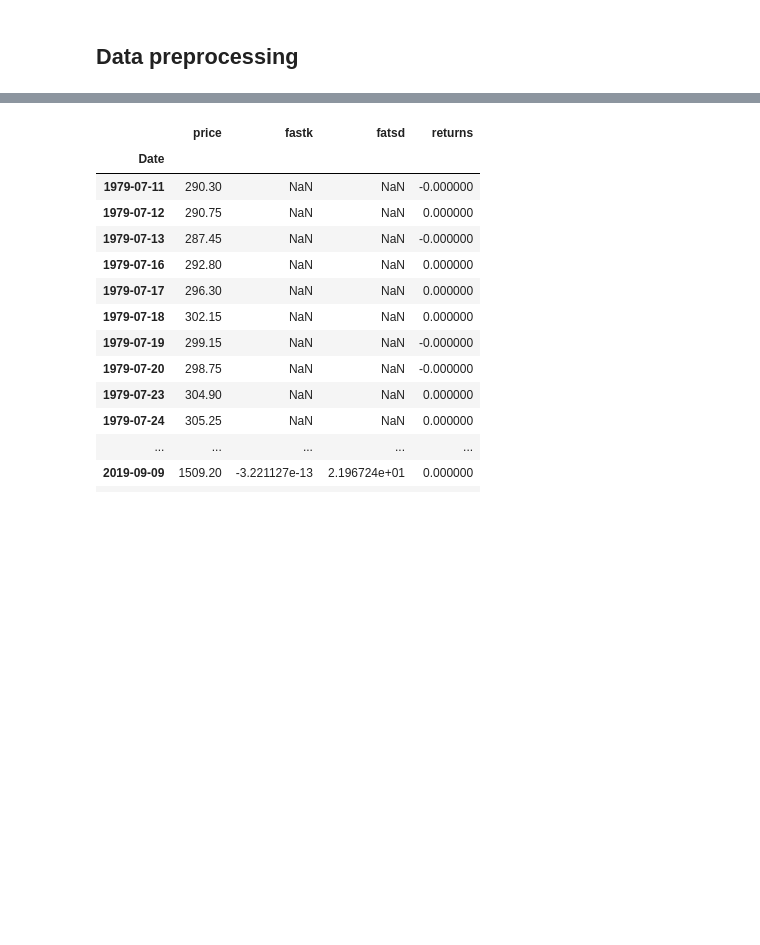
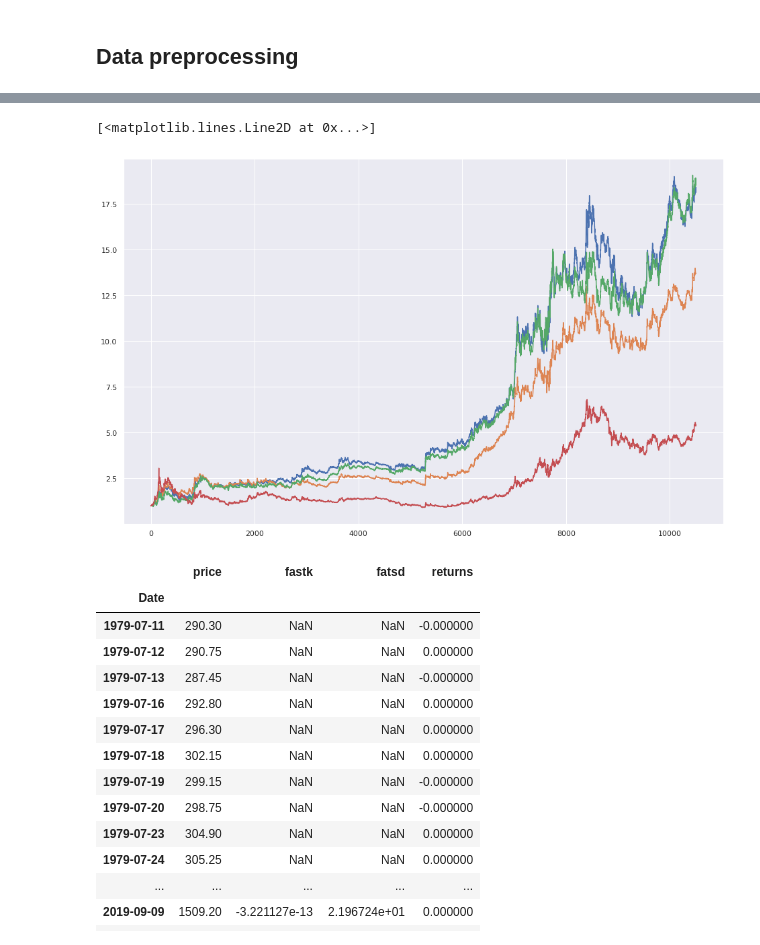
Before and after one commit to jbmoorhouse/gold_returns_predictor, a Jupyter notebook: analysis.ipynb, the cells around one changed output, grey strips where cells are left out. Drawn from its saved outputs; the diff is of its cells as text; code cells hidden in the pictures; blank space fills up the shorter version.

```diff
--- a/analysis.ipynb
+++ b/analysis.ipynb
@@ -469,3 +749,14 @@ ind.parameter_grid.shape
+# %%
+sns.set(rc={'figure.figsize':(16, 10)})
+
+plt.plot((1 + ind.transform(x, n=-1)[:, 3]).cumprod())
+plt.plot((1 + ind.transform(x, n=-3)[:, 3]).cumprod())
+plt.plot((1 + ind.transform(x, n=-7)[:, 3]).cumprod())
+
+plt.plot((results[:, 0]/ results[:, 0][0]))
+# %% [output]
+[<matplotlib.lines.Line2D at 0x...>]
+[figure, added]
 # %%
 longs = X_rsi.index[X_rsi['long'] == 1]
 shorts = X_rsi.index[X_rsi['short'] == -1]
```
Also changed, not shown: parts of 9 cells of this notebook, 2 other files.
